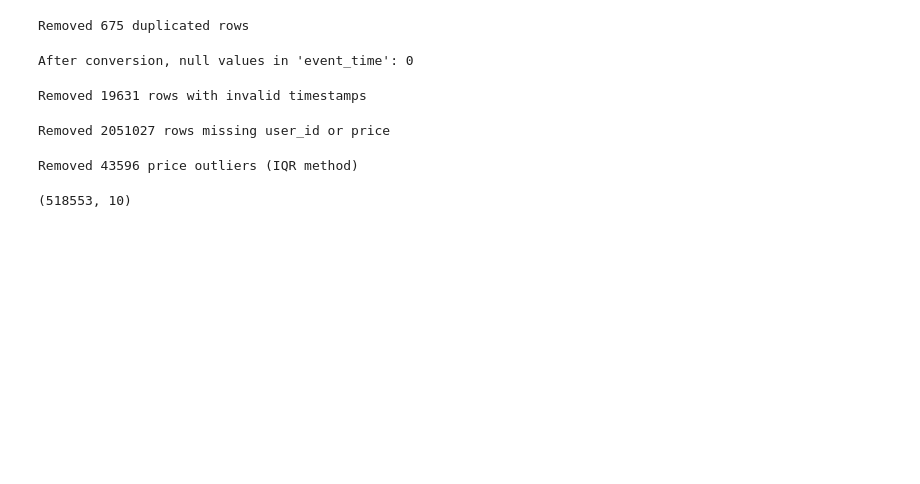
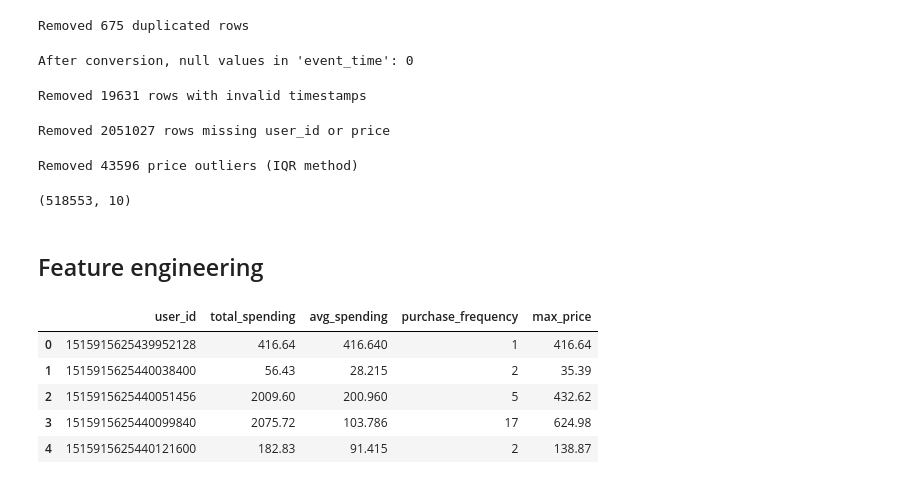
Before and after one commit to ZAWAD1/BDA_E-commerce_Purchase_History_for_Customer_Behavior_and_Sales_Trend_Analysis, a Jupyter notebook: notebook.ipynb, the cells around one changed output. Drawn from its saved outputs; the diff is of its cells as text; code cells hidden in the pictures; blank space fills up the shorter version.

Commit message:
created 4 features in total. 3 lables and one function for userwise groupby

```diff
--- a/notebook.ipynb
+++ b/notebook.ipynb
@@ -191,3 +191,26 @@ df["user_id"] = df["user_id"].astype("int64")
 df.shape
 # %% [output]
 (518553, 10)
+# %% [markdown]
+## Feature engineering
+# %%
+df['purchase_month'] = df['event_time'].dt.to_period('M')
+df['purchase_day'] = df['event_time'].dt.day_name()
+df['purchase_hour'] = df['event_time'].dt.hour
+# %%
+# Per-user aggregation features (used later for spending ananlysis and PCA)
+user_features = df.groupby('user_id').agg(
+    total_spending=("price", "sum"),
+    avg_spending=("price", "mean"),
+    purchase_frequency=("order_id", "nunique"),
+    max_price=("price", "max")
+).reset_index()
+
+user_features.head()
+# %% [output]
+|  | user_id | total_spending | avg_spending | purchase_frequency | max_price |
+| 0 | 1515915625439952128 | 416.64 | 416.640 | 1 | 416.64 |
+| 1 | 1515915625440038400 | 56.43 | 28.215 | 2 | 35.39 |
+| 2 | 1515915625440051456 | 2009.60 | 200.960 | 5 | 432.62 |
+| 3 | 1515915625440099840 | 2075.72 | 103.786 | 17 | 624.98 |
+| 4 | 1515915625440121600 | 182.83 | 91.415 | 2 | 138.87 |
```
